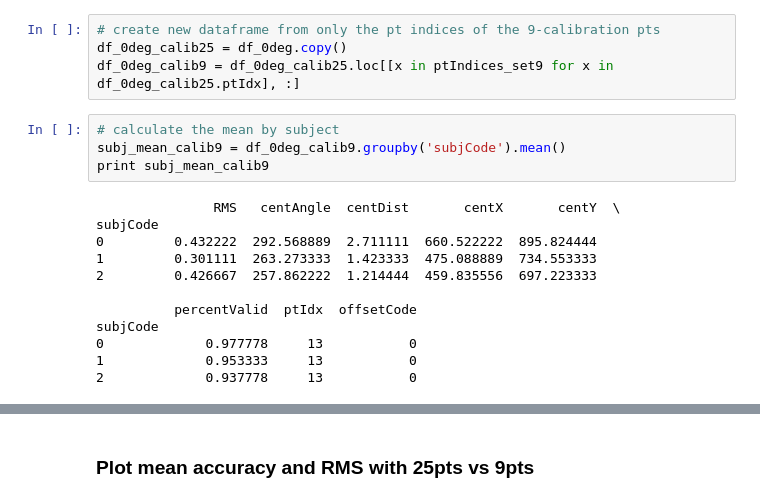
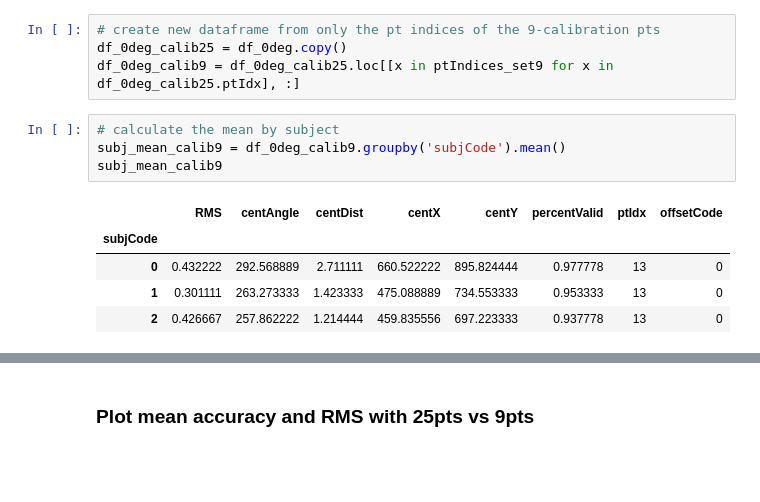
Before and after one commit to jeffmacinnes/glassesCalibration, a Jupyter notebook: Tobii/analysis/allConds_uniqueSubjs_Analysis.ipynb, the cells around one changed output, grey strips where cells are left out. Cells and saved outputs as stored; diff of their text form; blank space fills up the shorter version.

```diff
--- a/analysis/allConds_uniqueSubjs_Analysis.ipynb
+++ b/Tobii/analysis/allConds_uniqueSubjs_Analysis.ipynb
@@ -253,19 +253,13 @@ df_0deg_calib9 = df_0deg_calib25.loc[[x in ptIndices_set9 for x in df_0deg_calib
 # %%
 # calculate the mean by subject
 subj_mean_calib9 = df_0deg_calib9.groupby('subjCode').mean()
-print subj_mean_calib9
+subj_mean_calib9
 # %% [output]
-               RMS   centAngle  centDist       centX       centY  \
-subjCode
-0         0.432222  292.568889  2.711111  660.522222  895.824444
-1         0.301111  263.273333  1.423333  475.088889  734.553333
-2         0.426667  257.862222  1.214444  459.835556  697.223333
-
-          percentValid  ptIdx  offsetCode
-subjCode
-0             0.977778     13           0
-1             0.953333     13           0
-2             0.937778     13           0
+|  | RMS | centAngle | centDist | centX | centY | percentValid | ptIdx | offsetCode |
+| subjCode |  |  |  |  |  |  |  |  |
+| 0 | 0.432222 | 292.568889 | 2.711111 | 660.522222 | 895.824444 | 0.977778 | 13 | 0 |
+| 1 | 0.301111 | 263.273333 | 1.423333 | 475.088889 | 734.553333 | 0.953333 | 13 | 0 |
+| 2 | 0.426667 | 257.862222 | 1.214444 | 459.835556 | 697.223333 | 0.937778 | 13 | 0 |
 # %%
 # calculate the group mean over all subjects
 group_mean_calib9 = subj_mean_calib9.mean()
```
Also changed, not shown: parts of 3 cells of this notebook, 13 other files.
